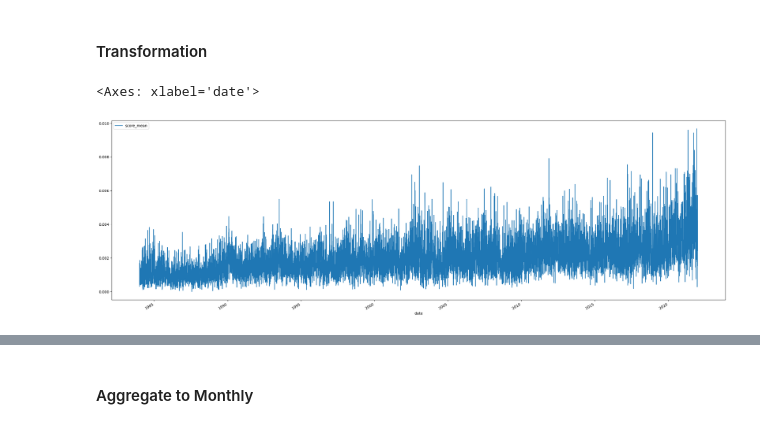
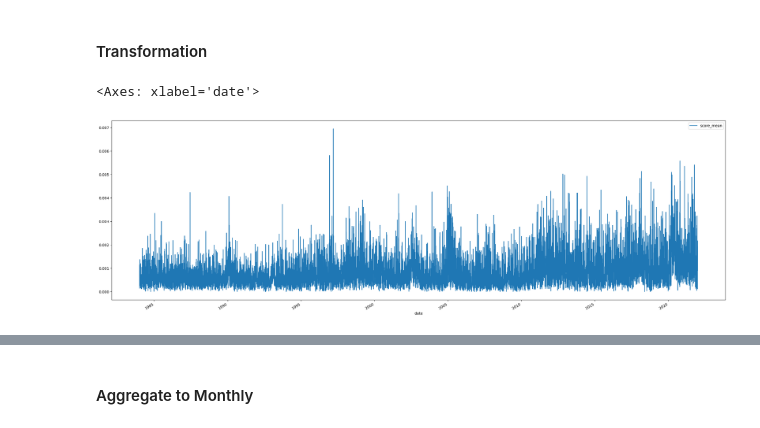
Before and after one commit to jfan1256/fenui, a Jupyter notebook: exec_research/exec_bow/bow.ipynb, the cells around one changed output, grey strips where cells are left out. Saved outputs shown, nothing was run; the diff lists cells and outputs as text; code cells hidden in the pictures.

```diff
--- a/exec_research/exec_bow/bow.ipynb
+++ b/exec_research/exec_bow/bow.ipynb
@@ -302,10 +307,10 @@ index.plot(figsize=(30, 10))
 #### Transformation
 # %%
 # Relu
-relu_cos_sim = np.maximum(0, cos_sim_filter - 0.75)
+relu_cos_sim = np.maximum(0, cos_sim_filter - 0.05)
 relu_cos_sim_mean = relu_cos_sim.mean(axis=1).to_frame('score_mean')
-index_relu = cos_sim_mean.groupby('date').mean()
+index_relu = relu_cos_sim_mean.groupby('date').mean()
 index_relu.plot(figsize=(30, 10))
 # %% [output]
 <Axes: xlabel='date'>
-[figure, old version]
+[figure, new version]
```
Also changed, not shown: parts of 11 cells of this notebook, 2 other files.
